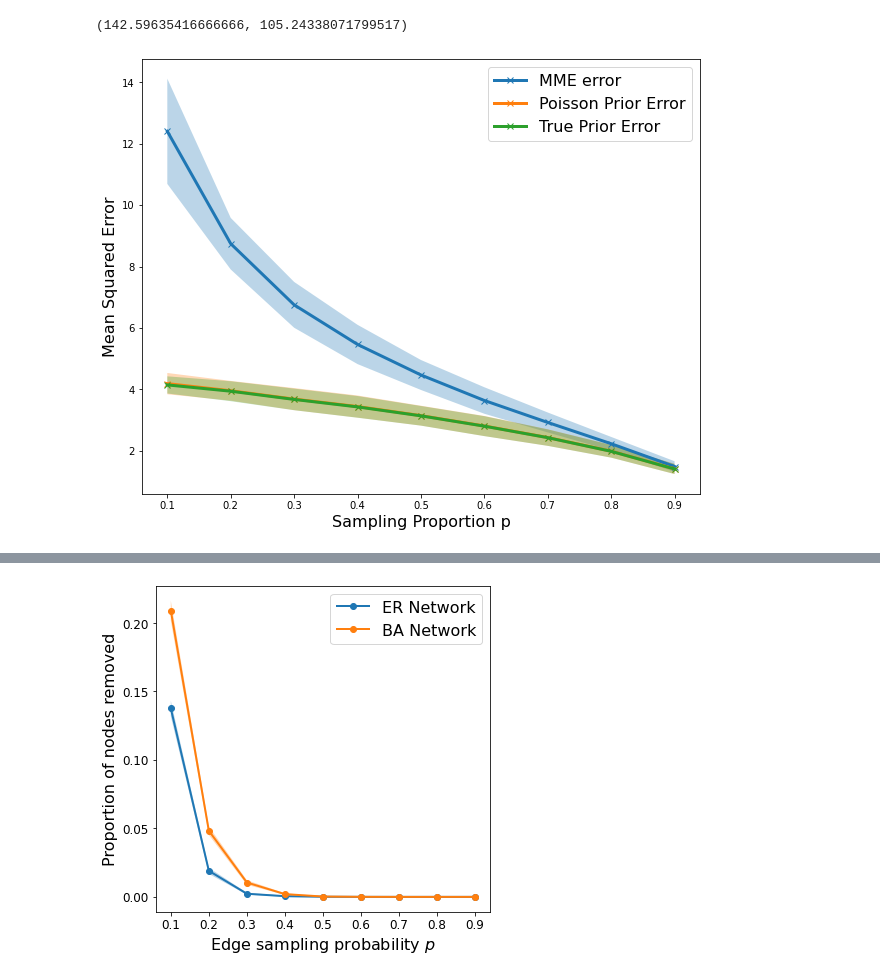
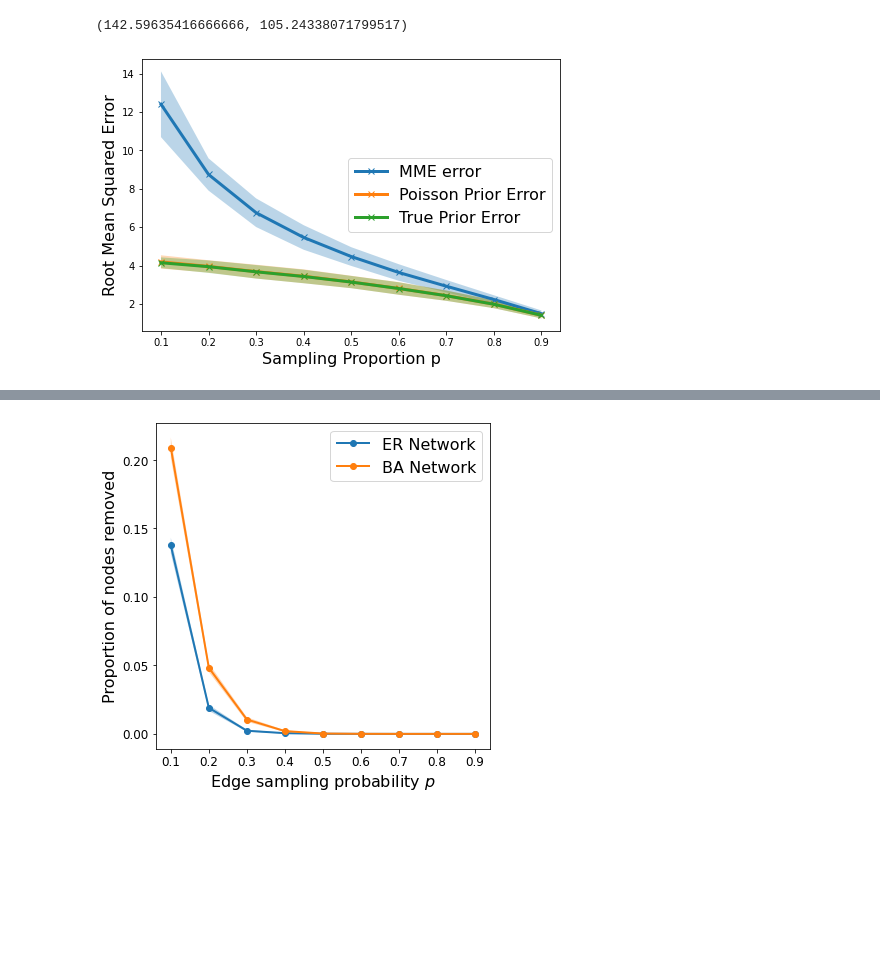
Before and after one commit to narnolddd/sample-nets, a Jupyter notebook: DegreeDistribution.ipynb, the cells around one changed output, grey strips where cells are left out. Drawn from its saved outputs; the diff is of its cells as text; code cells hidden in the pictures; blank space fills up the shorter version.

```diff
--- a/DegreeDistribution.ipynb
+++ b/DegreeDistribution.ipynb
@@ -436,8 +436,8 @@ def degree_plot(folder):
     plt.show()
 # %%
-def degree_plot_LOTP(folder):
+def degree_plot_LOTP(folder,name):
     prange = np.linspace(0.1,0.9,9)
-    fig, ax = plt.subplots(figsize=(10,8))
+    fig, ax = plt.subplots(figsize=(7.5,5))
 
     mme_means = np.zeros(9)
     mme_sds = np.zeros(9)
@@ -472,16 +472,16 @@ def degree_plot_LOTP(folder):
     ax.plot(prange,true_means,label="True Prior Error",linewidth=3,marker='x')
     ax.fill_between(prange,true_means-true_sds*0.5, true_means+true_sds*0.5,alpha=0.3)
 
-    ax.legend(loc="upper right",fontsize=16)
+    ax.legend(loc="center right",fontsize=16)
     ax.set_xlabel("Sampling Proportion p", fontsize=16)
-    ax.set_ylabel("Mean Squared Error", fontsize=16)
+    ax.set_ylabel("Root Mean Squared Error", fontsize=16)
 
     #ax.set_yscale('log')
 
-    plt.savefig(folder+"/DegErrorPlotLOTP.pdf")
+    plt.savefig(folder+"/"+name+"DegErrorPlotLOTP.pdf")
     plt.show()
 # %%
-degree_plot_LOTP("ER_FILES")
+degree_plot_LOTP("ER_FILES","ER")
 # %% [output]
-[figure, old version]
+[figure, new version]
 # %%
```
Also changed, not shown: parts of 3 cells of this notebook, 12 other files.
